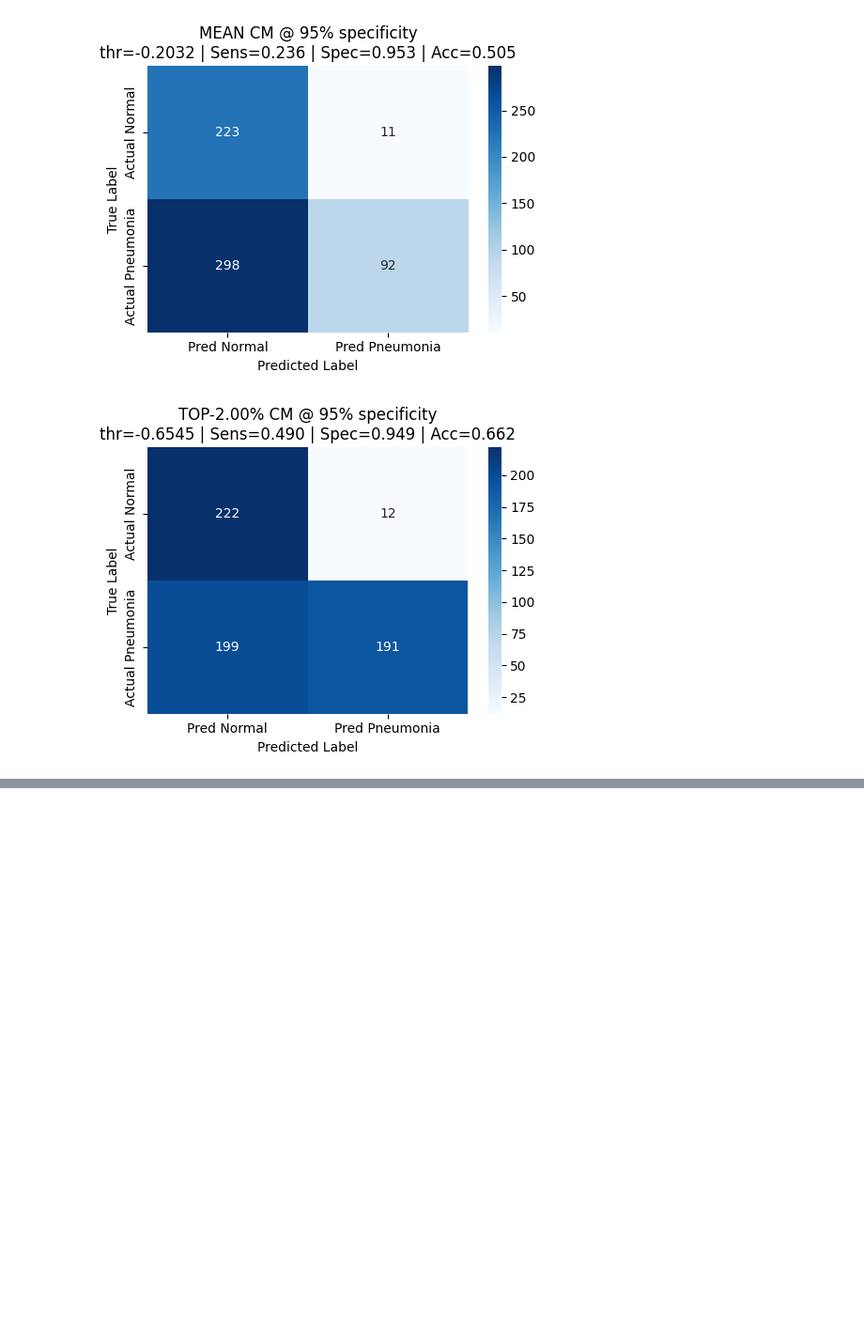
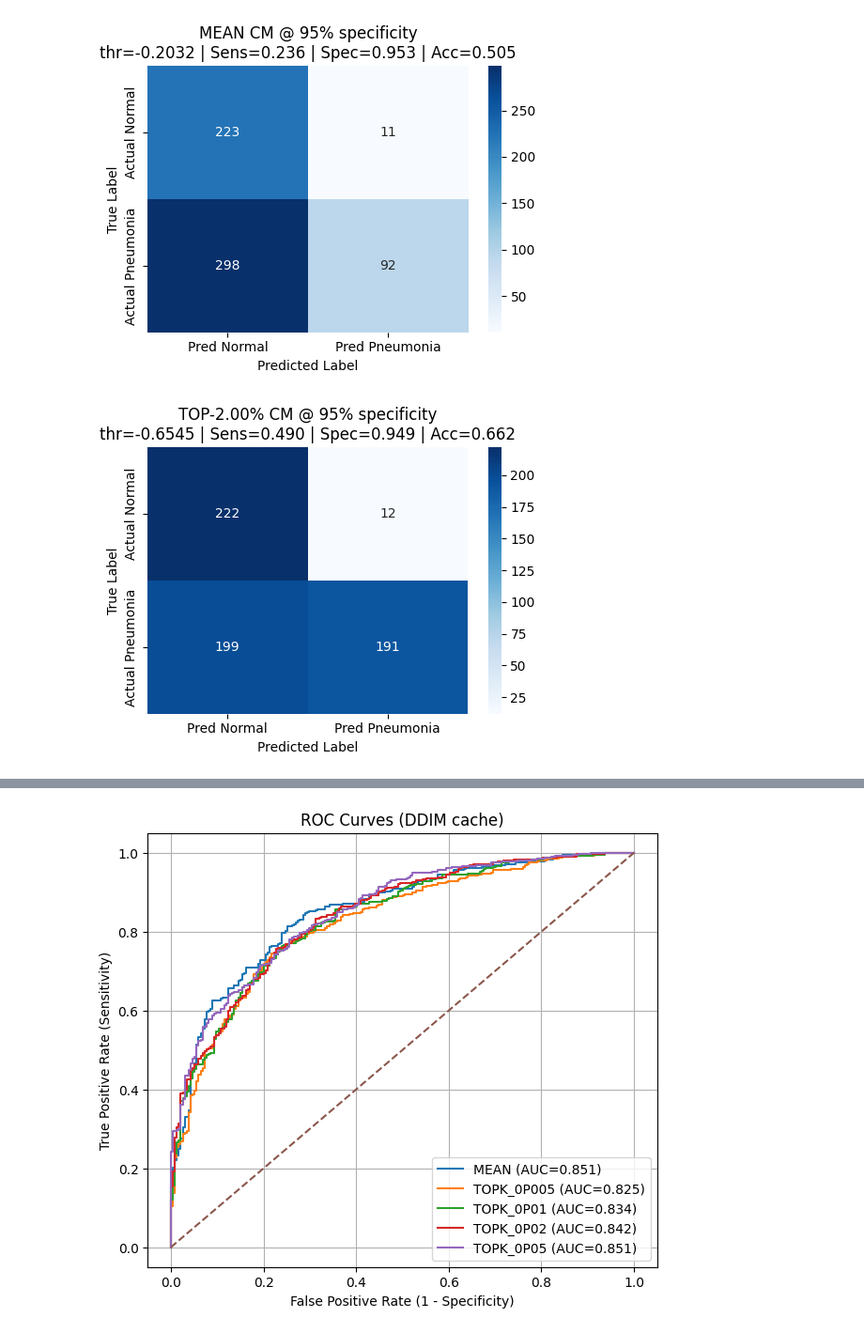
Before and after one commit to MPSVIRAJ/pneumonia-diffusion-anomaly-detection, a Jupyter notebook: pneumonia_diffusion_anomaly_detection_ddpm_ddim_V2.ipynb, the cells around one changed output, grey strips where cells are left out. Shown at 94% size. Cells and saved outputs as stored; diff of their text form; code cells hidden in the pictures; blank space fills up the shorter version.

Commit message:
feat (notebook) add DDIM method to the exsisting pipeline and change the file name refer to v2

```diff
--- a/pneumonia_diffusion_anomaly_detection_ddpm_ddim_V1.1.ipynb
+++ b/pneumonia_diffusion_anomaly_detection_ddpm_ddim_V2.ipynb
@@ -984,0 +1244,92 @@ Best method: TOP-2.00% (AUROC = 0.8509)
+# %%
+# --- Evaluate DDIM cache (FIXED key selection) ---
+
+import numpy as np
+import matplotlib.pyplot as plt
+from sklearn.metrics import roc_curve, roc_auc_score, confusion_matrix, ConfusionMatrixDisplay
+
+CACHE_PATH = "cached_scores_ddim_t400_s50_eta0_multi_topk.npz"
+TARGET_SPEC = 0.95
+
+data = np.load(CACHE_PATH, allow_pickle=True)
+print("Keys in cache:", sorted(data.files))
+
+y = data["y"].astype(int)
+n = len(y)
+
+def fix_direction(y, s):
+    # Ensure higher score => more pneumonia (label 1)
+    if s[y == 1].mean() < s[y == 0].mean():
+        return -s
+    return s
+
+def threshold_at_specificity(y, scores, target_spec=0.95):
+    fpr, tpr, thr = roc_curve(y, scores)
+    spec = 1 - fpr
+
+    valid = np.where(spec >= target_spec)[0]
+    if len(valid) == 0:
+        i = int(np.argmin(np.abs(spec - target_spec)))
+        return thr[i], spec[i], tpr[i]
+
+    i_best = valid[np.argmax(tpr[valid])]
+    return thr[i_best], spec[i_best], tpr[i_best]
+
+# ---- Collect methods safely ----
+methods = {}
+methods["MEAN"] = data["mean_scores"].astype(float)
+
+topk_keys = sorted([k for k in data.files if k.startswith("topk_") and k != "topk_ratios"])
+
+for k in topk_keys:
+    arr = np.array(data[k])
+    # keep only real score arrays: 1D and length == len(y)
+    if arr.ndim == 1 and len(arr) == n:
+        methods[k.upper()] = arr.astype(float)
+    else:
+        print(f"Skipping key {k} (shape {arr.shape})")
+
+print("Methods included:", list(methods.keys()))
+
+# ---- AUROC table ----
+print("\nAUROC:")
+aurocs = {}
+for name, s in methods.items():
+    s = fix_direction(y, s)
+    au = roc_auc_score(y, s)
+    aurocs[name] = au
+    print(f"{name:>12s}: {au:.4f}")
+
+# ---- ROC plot ----
+plt.figure(figsize=(7, 6))
+for name, s in methods.items():
+    s = fix_direction(y, s)
+    fpr, tpr, _ = roc_curve(y, s)
+    plt.plot(fpr, tpr, label=f"{name} (AUC={aurocs[name]:.3f})")
+
+plt.plot([0, 1], [0, 1], linestyle="--")
+plt.xlabel("False Positive Rate (1 - Specificity)")
+plt.ylabel("True Positive Rate (Sensitivity)")
+plt.title("ROC Curves (DDIM cache)")
+plt.legend()
+plt.grid(True)
+plt.show()
+
+# ---- Confusion matrices: MEAN + BEST method @ target specificity ----
+best_name = max(aurocs, key=aurocs.get)
+print("\nBest method by AUROC:", best_name, "AUC=", aurocs[best_name])
+
+for name in ["MEAN", best_name]:
+    s = fix_direction(y, methods[name])
+    thr, spec, tpr = threshold_at_specificity(y, s, target_spec=TARGET_SPEC)
+    y_pred = (s >= thr).astype(int)
+
+    cm = confusion_matrix(y, y_pred, labels=[0, 1])
+    print(f"\n{name} @ target specificity {TARGET_SPEC}")
+    print(f"  threshold={thr:.6f} | achieved spec={spec:.4f} | tpr={tpr:.4f}")
+
+    disp = ConfusionMatrixDisplay(confusion_matrix=cm, display_labels=["Normal(0)", "Pneumonia(1)"])
+    disp.plot(values_format="d")
+    plt.title(f"Confusion Matrix: {name} (DDIM)")
+    plt.show()
+# %% [output]
@@ -984,0 +1345 @@ Best method: TOP-2.00% (AUROC = 0.8509)
+[figure, added]
```
Also changed, not shown: parts of 9 cells of this notebook.
